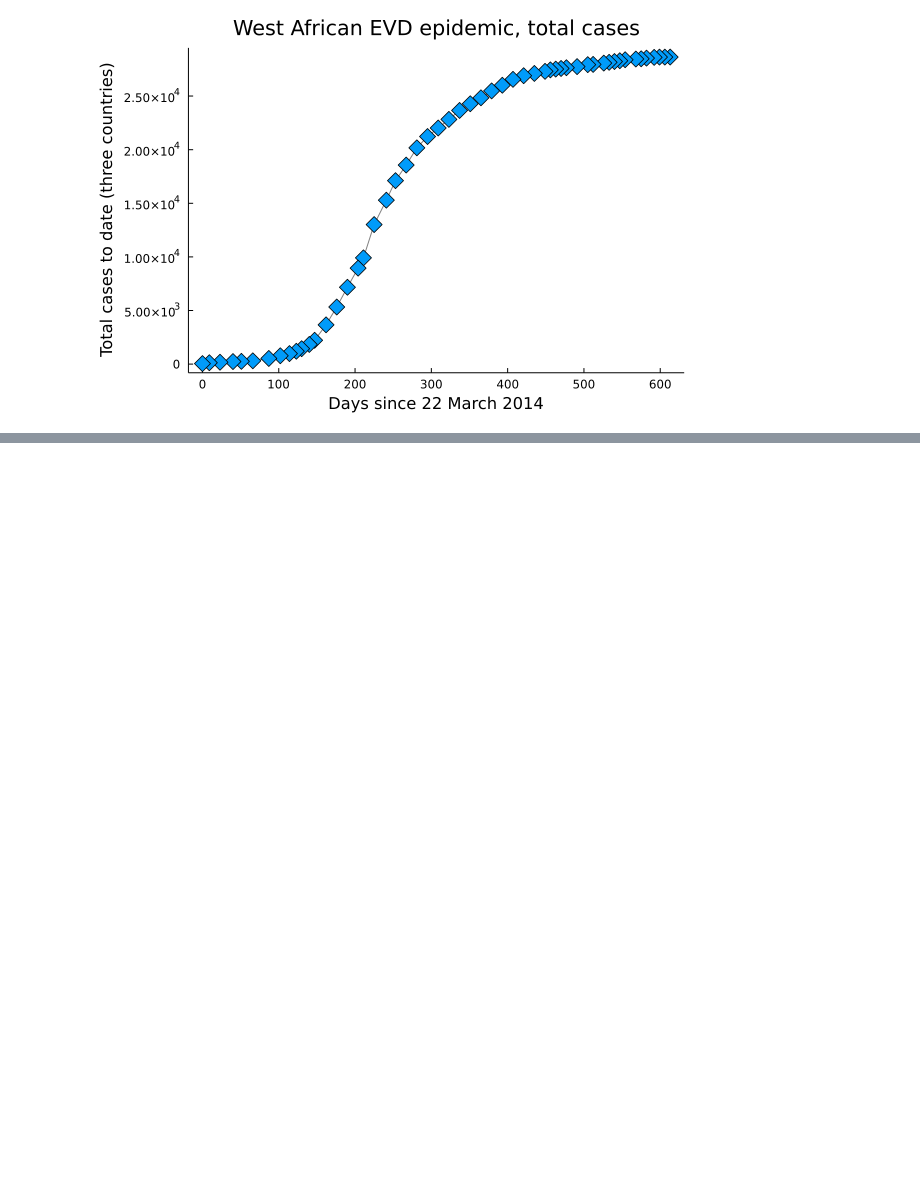
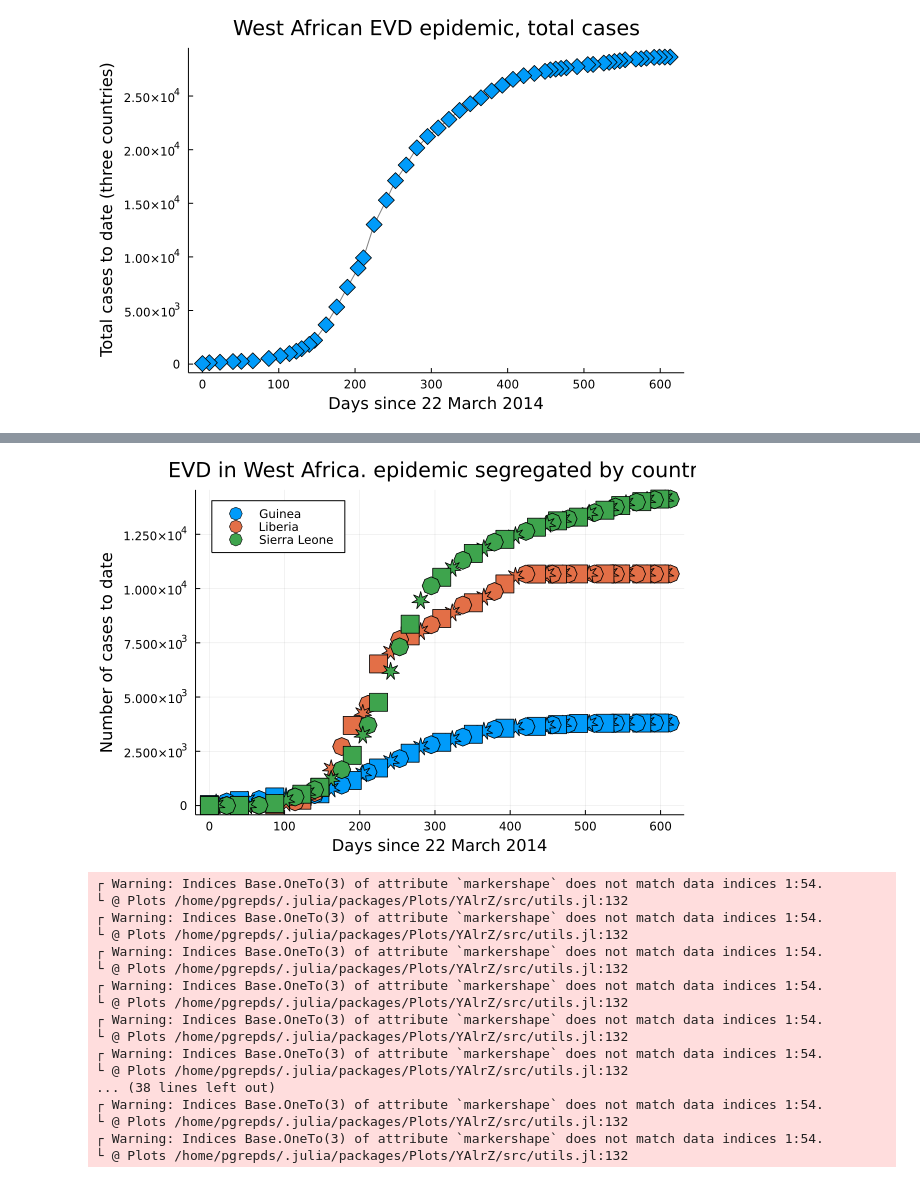
Before and after one commit to pgrepds/julia-playground, a Jupyter notebook: EbolaPandemicAnalysis.ipynb, the cells around one changed output, grey strips where cells are left out. Drawn from its saved outputs; the diff is of its cells as text; code cells hidden in the pictures; blank space fills up the shorter version.

```diff
--- a/EbolaPandemicAnalysis.ipynb
+++ b/EbolaPandemicAnalysis.ipynb
@@ -179,0 +280,29 @@ savefig("data/WAfricanEVD.pdf") # save as a pdf: note that no extension means th
+# %%
+plot(epidays, EVDcasesbycountry,
+    legend = :topleft,
+    marker = ([:octagon, :star7, :square], 9),
+    label = ["Guinea" "Liberia" "Sierra Leone"],
+    title = "EVD in West Africa. epidemic segregated by country",
+    xlabel = "Days since 22 March 2014",
+    ylabel = "Number of cases to date",
+    line = (:scatter)
+)
+# %% [output]
+[figure, added]
+┌ Warning: Indices Base.OneTo(3) of attribute `markershape` does not match data indices 1:54.
+└ @ Plots /home/pgrepds/.julia/packages/Plots/YAlrZ/src/utils.jl:132
+┌ Warning: Indices Base.OneTo(3) of attribute `markershape` does not match data indices 1:54.
+└ @ Plots /home/pgrepds/.julia/packages/Plots/YAlrZ/src/utils.jl:132
+┌ Warning: Indices Base.OneTo(3) of attribute `markershape` does not match data indices 1:54.
+└ @ Plots /home/pgrepds/.julia/packages/Plots/YAlrZ/src/utils.jl:132
+┌ Warning: Indices Base.OneTo(3) of attribute `markershape` does not match data indices 1:54.
+└ @ Plots /home/pgrepds/.julia/packages/Plots/YAlrZ/src/utils.jl:132
+┌ Warning: Indices Base.OneTo(3) of attribute `markershape` does not match data indices 1:54.
+└ @ Plots /home/pgrepds/.julia/packages/Plots/YAlrZ/src/utils.jl:132
+┌ Warning: Indices Base.OneTo(3) of attribute `markershape` does not match data indices 1:54.
+└ @ Plots /home/pgrepds/.julia/packages/Plots/YAlrZ/src/utils.jl:132
+... (38 lines left out)
+┌ Warning: Indices Base.OneTo(3) of attribute `markershape` does not match data indices 1:54.
+└ @ Plots /home/pgrepds/.julia/packages/Plots/YAlrZ/src/utils.jl:132
+┌ Warning: Indices Base.OneTo(3) of attribute `markershape` does not match data indices 1:54.
+└ @ Plots /home/pgrepds/.julia/packages/Plots/YAlrZ/src/utils.jl:132
```
Also changed, not shown: parts of 7 cells of this notebook.
